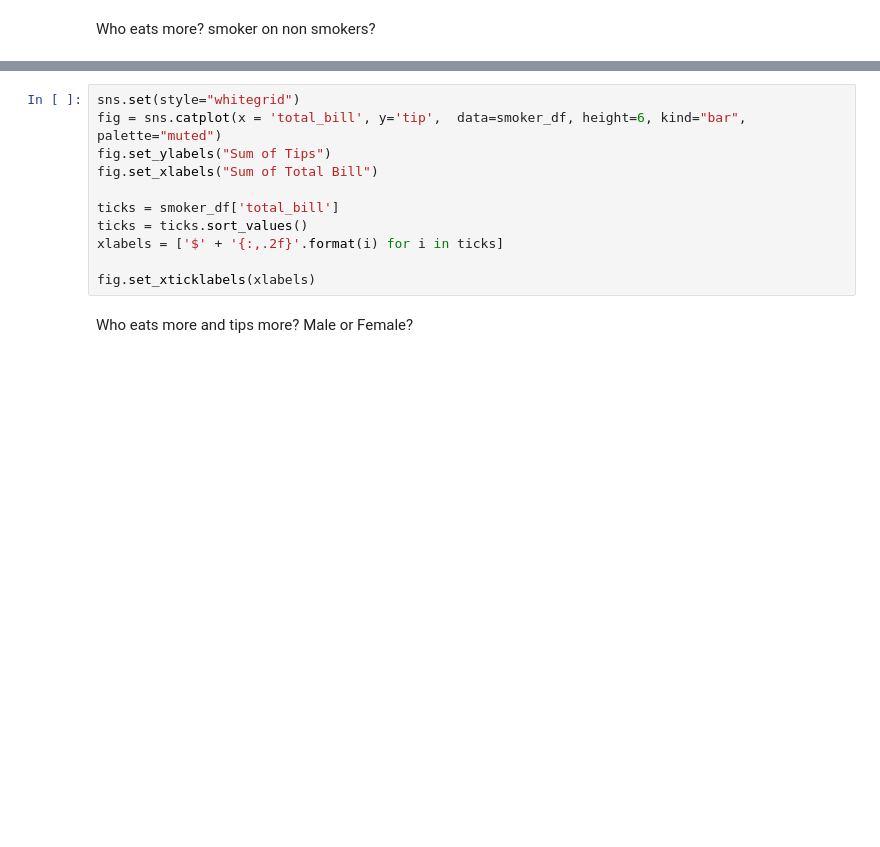
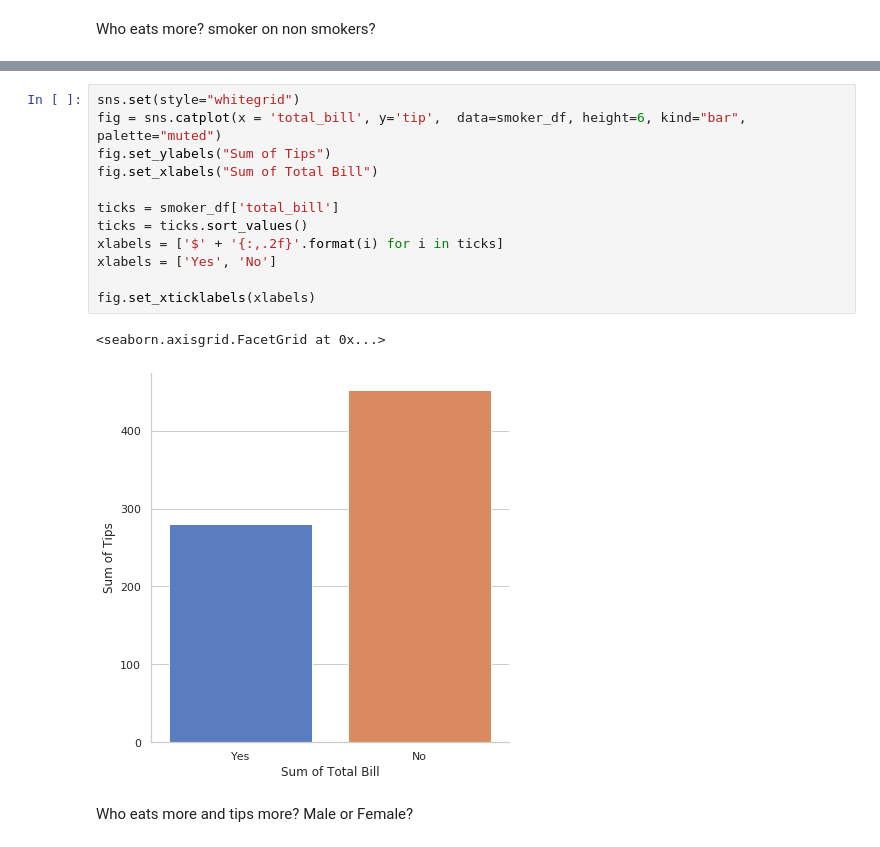
Before and after one commit to Slawak1/GMIT-FDA_Assesment_2019, a Jupyter notebook: gmit_fda_assesment_2019.ipynb, the cells around one changed output, grey strips where cells are left out. Cells and saved outputs as stored; diff of their text form; blank space fills up the shorter version.

```diff
--- a/gmit_fda_assesment_2019.ipynb
+++ b/gmit_fda_assesment_2019.ipynb
@@ -337,14 +366,18 @@ smoker_df
 # %%
 sns.set(style="whitegrid")
 fig = sns.catplot(x = 'total_bill', y='tip',  data=smoker_df, height=6, kind="bar", palette="muted")
 fig.set_ylabels("Sum of Tips")
 fig.set_xlabels("Sum of Total Bill")
 
 ticks = smoker_df['total_bill']
 ticks = ticks.sort_values()
 xlabels = ['$' + '{:,.2f}'.format(i) for i in ticks]
+xlabels = ['Yes', 'No']
 
 fig.set_xticklabels(xlabels)
+# %% [output]
+<seaborn.axisgrid.FacetGrid at 0x...>
+[figure, added]
 # %% [markdown]
 Who eats more and tips more? Male or Female?
 # %%
```
Also changed, not shown: parts of 39 cells of this notebook, 1 other file.
